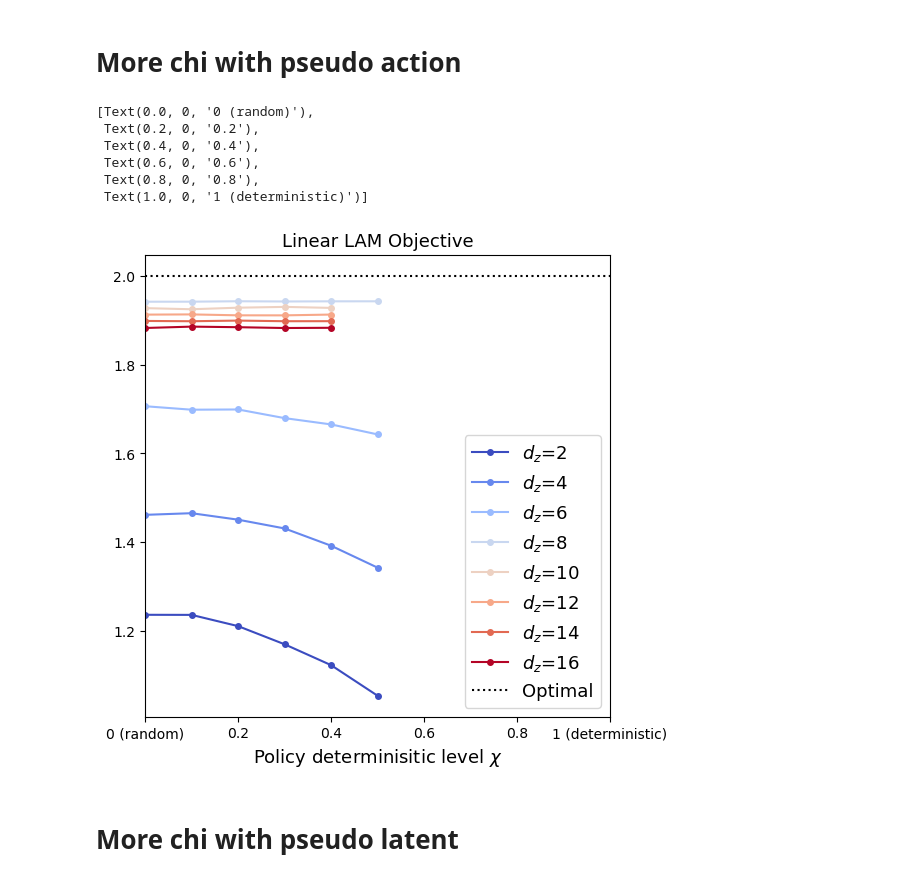
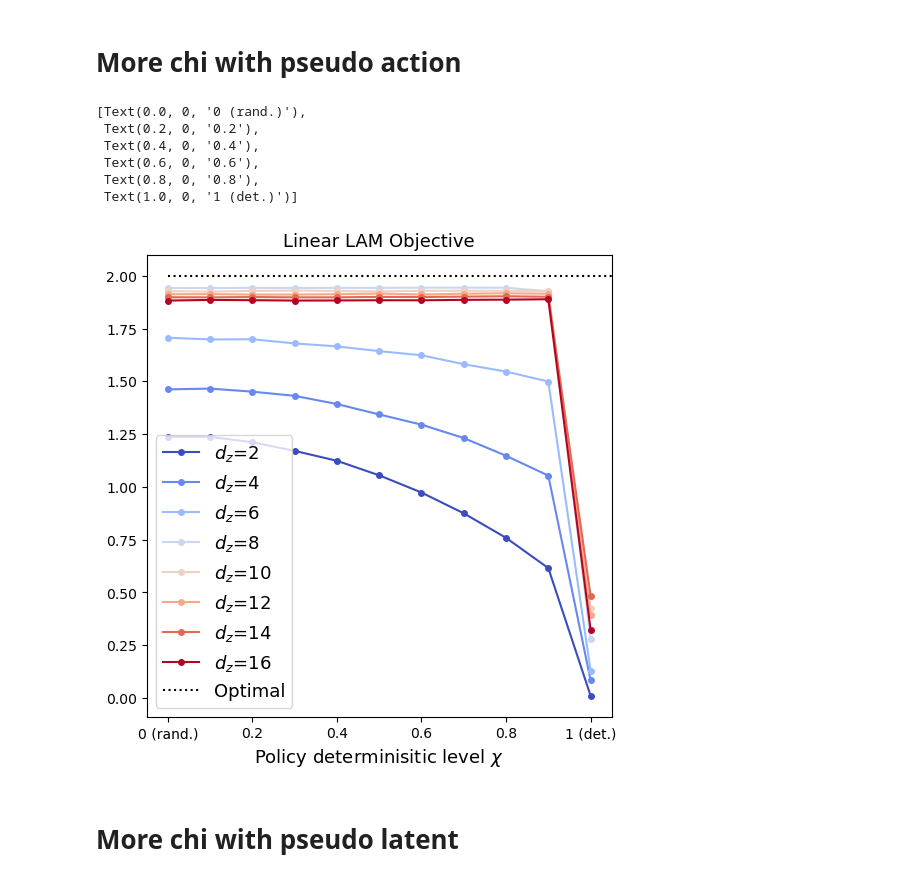
Before and after one commit to zhangchuheng123/LinearLAM, a Jupyter notebook: script20250319_new_5.ipynb, the cells around one changed output. Cells and saved outputs as stored; diff of their text form; code cells hidden in the pictures.

```diff
--- a/script20250319_new_5.ipynb
+++ b/script20250319_new_5.ipynb
@@ -240,44 +240,44 @@ ax.set_xticklabels(['0 (random)', '0.2', '0.4', '0.6', '0.8', '1 (deterministic)
 import matplotlib.pyplot as plt
 import pandas as pd
 
-total_record = pd.read_csv('scripts/5_learnATrue_CDzeroFalse_psdactionTrue_morechi_evalrand.csv', index_col=0)
+total_record = pd.read_csv('scripts/5_learnATrue_CDzeroFalse_psdactionTrue.csv', index_col=0)
 total_record = total_record.loc[total_record['iter'] == 40000]
 total_record['LLO'] = - total_record['act_mse'] + total_record['obs_mse'] + total_record['noi_mse']
 
 plt.figure(figsize=(6, 6))
 
 cmap = plt.get_cmap('coolwarm')
 norm = plt.Normalize(vmin=0, vmax=7)
 
 counter = 0
 for dz, group in total_record.groupby('dz'):
     if dz % 2 == 0:
         # 按dz排序确保连线正确
         sorted_group = group.sort_values('chi')
         plt.plot(sorted_group['chi'], sorted_group['LLO'],
                 label=f'$d_z$={dz}', marker='o', markersize=4, color=cmap(norm(counter)))
         # plt.plot(sorted_group['chi'], sorted_group['act_mse'], label=f'  Action MSE', ls=':', marker='^', markersize=4, color=cmap(norm(counter)))
         # plt.plot(sorted_group['chi'], sorted_group['noi_mse'] * (sig_value ** 2), label=f'  Noise MSE', ls=':', marker='x', markersize=4, color=cmap(norm(counter)))
         counter += 1
 
 plt.plot([0, 17], [2, 2], 'k:', label='Optimal')
 
-plt.xlim([0.0, 1.0])
+plt.xlim([-0.05, 1.05])
 plt.title(r'Linear LAM Objective', fontsize=13)
 plt.xlabel('Policy determinisitic level $\chi$', fontsize=13)
 plt.legend(fontsize=13)
 
 ax = plt.gca()
 ax.set_xticks([0.0, 0.2, 0.4, 0.6, 0.8, 1.0])
-ax.set_xticklabels(['0 (random)', '0.2', '0.4', '0.6', '0.8', '1 (deterministic)'])
+ax.set_xticklabels(['0 (rand.)', '0.2', '0.4', '0.6', '0.8', '1 (det.)'])
 # %% [output]
-[Text(0.0, 0, '0 (random)'),
+[Text(0.0, 0, '0 (rand.)'),
  Text(0.2, 0, '0.2'),
  Text(0.4, 0, '0.4'),
  Text(0.6, 0, '0.6'),
  Text(0.8, 0, '0.8'),
- Text(1.0, 0, '1 (deterministic)')]
+ Text(1.0, 0, '1 (det.)')]
-[figure, old version]
+[figure, new version]
 # %% [markdown]
 # More chi with pseudo latent
 # %%
```
Also changed, not shown: 4 other files.
